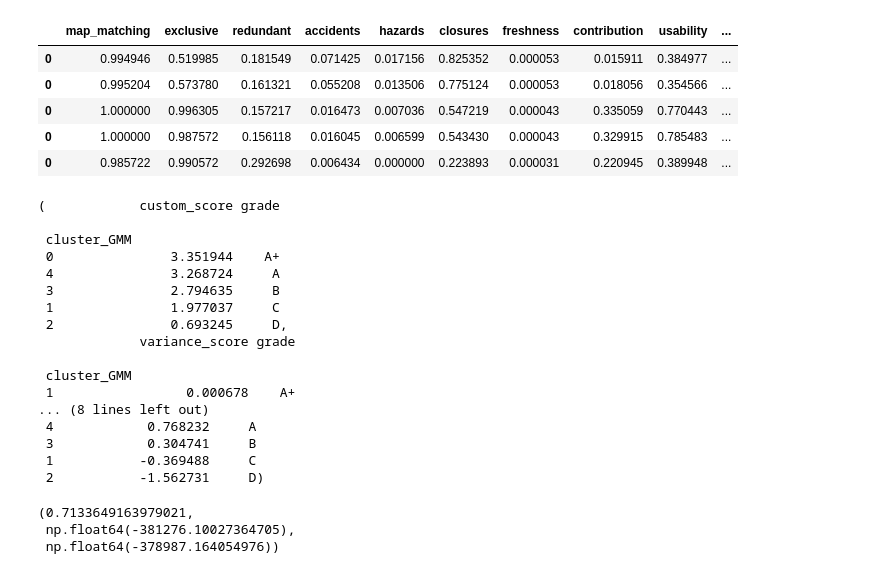
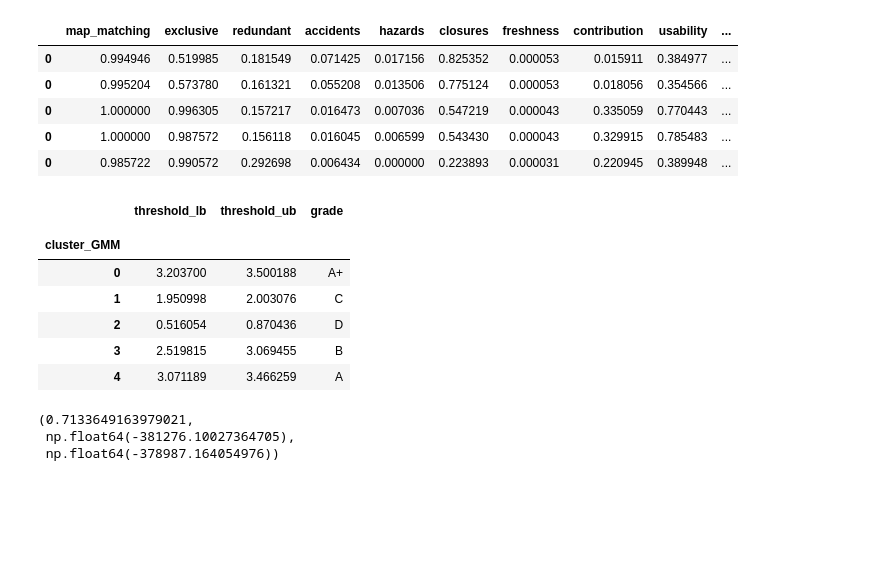
Before and after one commit to ArjanFaber-TomTom/Provider_Classification_System_Development, a Jupyter notebook: Providers_Classification.ipynb, the cells around one changed output. Drawn from its saved outputs; the diff is of its cells as text; code cells hidden in the pictures; blank space fills up the shorter version.

```diff
--- a/Providers_Classification.ipynb
+++ b/Providers_Classification.ipynb
@@ -334,25 +334,16 @@ def cluster_gmm(df, a=1,b=1,c=0,d=0):
 # %%
 df_clus, df_clus_mean, df_clus_var, df_clus_thld, score_gmm, bic, aic =  cluster_gmm(df, a=1,b=1,c=0,d=0)
 # %%
-df_clus_mean, df_clus_var, df_clus_thld
+df_clus_thld
 # %% [output]
-(            custom_score grade
-
- cluster_GMM
- 0               3.351944    A+
- 4               3.268724     A
- 3               2.794635     B
- 1               1.977037     C
- 2               0.693245     D,
-             variance_score grade
-
- cluster_GMM
- 1                 0.000678    A+
-... (8 lines left out)
- 4            0.768232     A
- 3            0.304741     B
- 1           -0.369488     C
- 2           -1.562731     D)
+|  | threshold_lb | threshold_ub | grade |
+|  |  |  |  |
+| cluster_GMM |  |  |  |
+| 0 | 3.203700 | 3.500188 | A+ |
+| 1 | 1.950998 | 2.003076 | C |
+| 2 | 0.516054 | 0.870436 | D |
+| 3 | 2.519815 | 3.069455 | B |
+| 4 | 3.071189 | 3.466259 | A |
 # %%
 score_gmm, aic, bic
 # %% [output]
```
Also changed, not shown: parts of 5 cells of this notebook.
